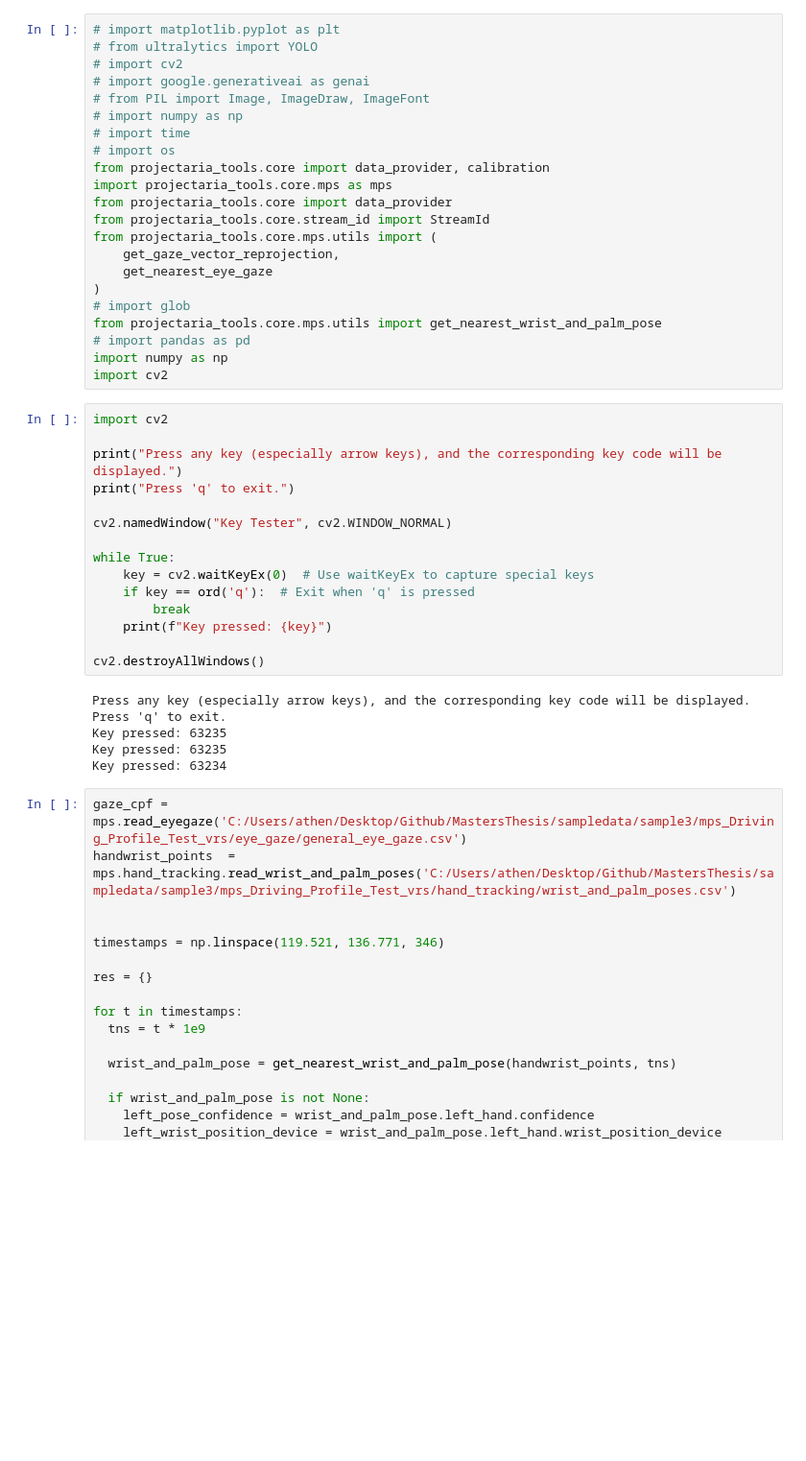
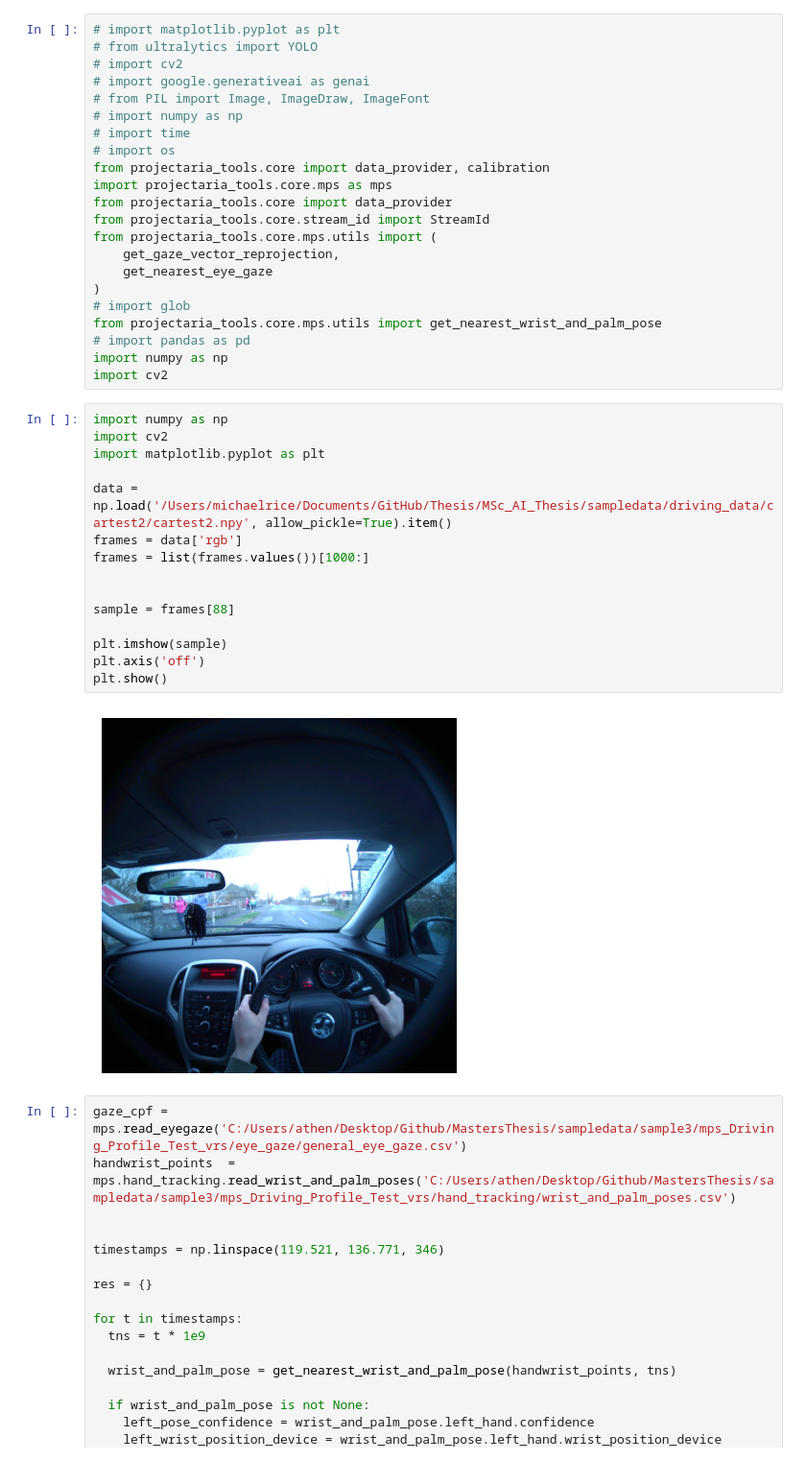
Before and after one commit to MichaelRice1/EgoDrive, a Jupyter notebook: notebooks_and_scripts/testing.ipynb, the cells around one changed output. Shown at 96% size. Cells and saved outputs as stored; diff of their text form; blank space fills up the shorter version.

```diff
--- a/notebooks_and_scripts/testing.ipynb
+++ b/notebooks_and_scripts/testing.ipynb
@@ -20,27 +20,23 @@ from projectaria_tools.core.mps.utils import get_nearest_wrist_and_palm_pose
 # import pandas as pd
 import numpy as np
 import cv2
-# %%
-import cv2
-
-print("Press any key (especially arrow keys), and the corresponding key code will be displayed.")
-print("Press 'q' to exit.")
-
-cv2.namedWindow("Key Tester", cv2.WINDOW_NORMAL)
-
-while True:
-    key = cv2.waitKeyEx(0)  # Use waitKeyEx to capture special keys
-    if key == ord('q'):  # Exit when 'q' is pressed
-        break
-    print(f"Key pressed: {key}")
-
-cv2.destroyAllWindows()
-# %% [output]
-Press any key (especially arrow keys), and the corresponding key code will be displayed.
-Press 'q' to exit.
-Key pressed: 63235
-Key pressed: 63235
-Key pressed: 63234
+# %%
+import numpy as np
+import cv2
+import matplotlib.pyplot as plt
+
+data = np.load('/Users/michaelrice/Documents/GitHub/Thesis/MSc_AI_Thesis/sampledata/driving_data/cartest2/cartest2.npy', allow_pickle=True).item()
+frames = data['rgb']
+frames = list(frames.values())[1000:]
+
+
+sample = frames[88]
+
+plt.imshow(sample)
+plt.axis('off')
+plt.show()
+# %% [output]
+[figure, added]
 # %%
 gaze_cpf = mps.read_eyegaze('C:/Users/athen/Desktop/Github/MastersThesis/sampledata/sample3/mps_Driving_Profile_Test_vrs/eye_gaze/general_eye_gaze.csv')
 handwrist_points  = mps.hand_tracking.read_wrist_and_palm_poses('C:/Users/athen/Desktop/Github/MastersThesis/sampledata/sample3/mps_Driving_Profile_Test_vrs/hand_tracking/wrist_and_palm_poses.csv')
```
Also changed, not shown: 2 other files.
